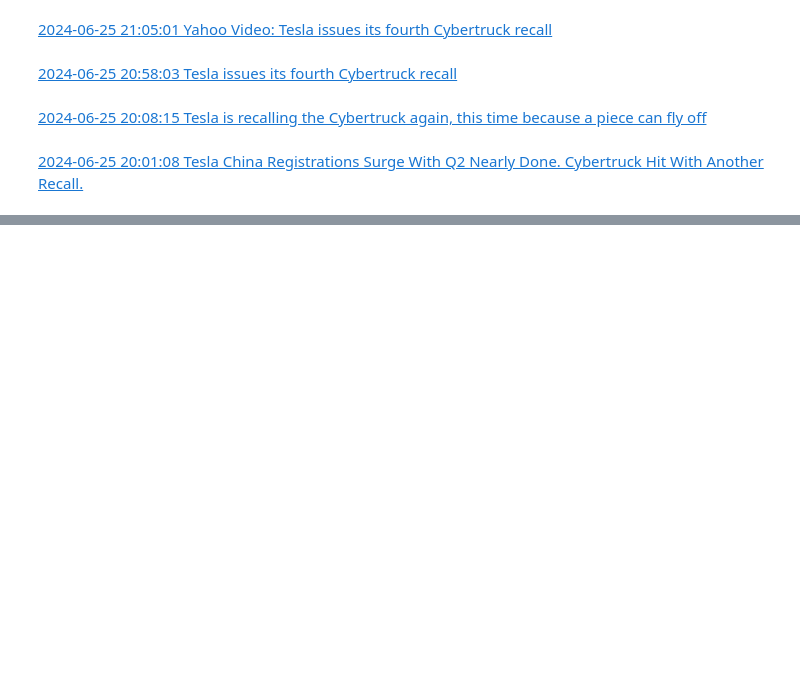
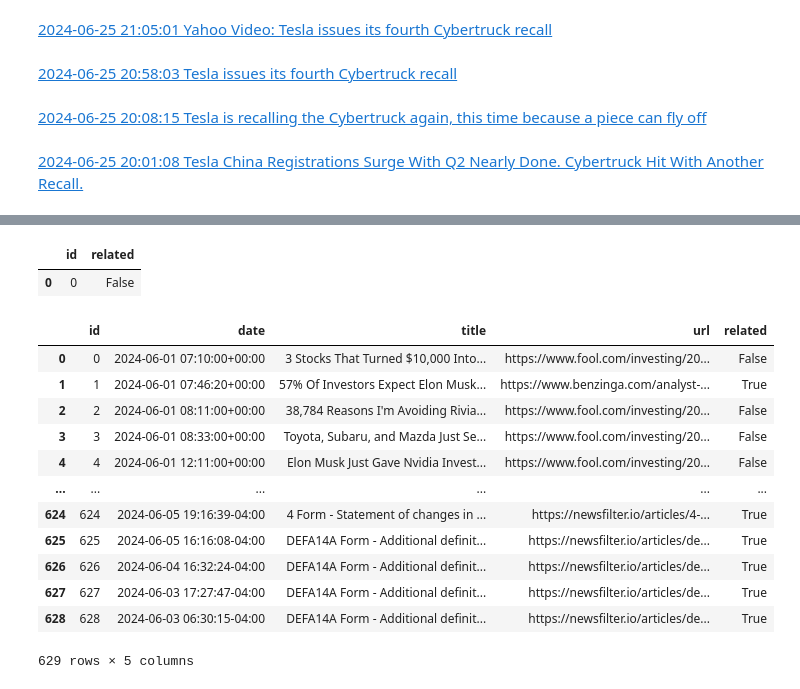
Before and after one commit to druce/langgraph, a Jupyter notebook: 2_langgraph_agent.ipynb, the cells around one changed output, grey strips where cells are left out. Saved outputs shown, nothing was run; the diff lists cells and outputs as text; code cells hidden in the pictures; blank space fills up the shorter version.

Commit message:
add a bunch of news, filter headlines for company specificity with OpenAI

```diff
--- a/2_langgraph_agent.ipynb
+++ b/2_langgraph_agent.ipynb
@@ -1867,0 +2022,3 @@ b'{\n  "Error Message": "Special Endpoint : This endpoint is not available under
+# %%
+pages = paginate_df(news_df)
+pages
@@ -1867,0 +2215,6 @@ b'{\n  "Error Message": "Special Endpoint : This endpoint is not available under
+# %%
+client = OpenAI()
+
+result = await process_pages(client, PROMPT, pages)
+
+result
@@ -1867,0 +2276,26 @@ b'{\n  "Error Message": "Special Endpoint : This endpoint is not available under
+# %%
+relevance_df = pd.DataFrame(result)
+relevance_df.loc[relevance_df['id']==0]
+# %% [output]
+|  | id | related |
+| 0 | 0 | False |
+# %%
+news_df = news_df.iloc[:,2:]
+# %%
+merged_df = pd.merge(news_df, relevance_df, on="id", how="outer")
+# merged_df['date'] = datetime.now().date()
+merged_df
+# %% [output]
+|  | id | date | title | url | related |
+| 0 | 0 | 2024-06-01 07:10:00+00:00 | 3 Stocks That Turned $10,000 Into... | https://www.fool.com/investing/20... | False |
+| 1 | 1 | 2024-06-01 07:46:20+00:00 | 57% Of Investors Expect Elon Musk... | https://www.benzinga.com/analyst-... | True |
+| 2 | 2 | 2024-06-01 08:11:00+00:00 | 38,784 Reasons I'm Avoiding Rivia... | https://www.fool.com/investing/20... | False |
+| 3 | 3 | 2024-06-01 08:33:00+00:00 | Toyota, Subaru, and Mazda Just Se... | https://www.fool.com/investing/20... | False |
+| 4 | 4 | 2024-06-01 12:11:00+00:00 | Elon Musk Just Gave Nvidia Invest... | https://www.fool.com/investing/20... | False |
+| ... | ... | ... | ... | ... | ... |
+| 624 | 624 | 2024-06-05 19:16:39-04:00 | 4 Form - Statement of changes in ... | https://newsfilter.io/articles/4-... | True |
+| 625 | 625 | 2024-06-05 16:16:08-04:00 | DEFA14A Form - Additional definit... | https://newsfilter.io/articles/de... | True |
+| 626 | 626 | 2024-06-04 16:32:24-04:00 | DEFA14A Form - Additional definit... | https://newsfilter.io/articles/de... | True |
+| 627 | 627 | 2024-06-03 17:27:47-04:00 | DEFA14A Form - Additional definit... | https://newsfilter.io/articles/de... | True |
+| 628 | 628 | 2024-06-03 06:30:15-04:00 | DEFA14A Form - Additional definit... | https://newsfilter.io/articles/de... | True |
+629 rows × 5 columns
```
Also changed, not shown: parts of 29 cells of this notebook.
